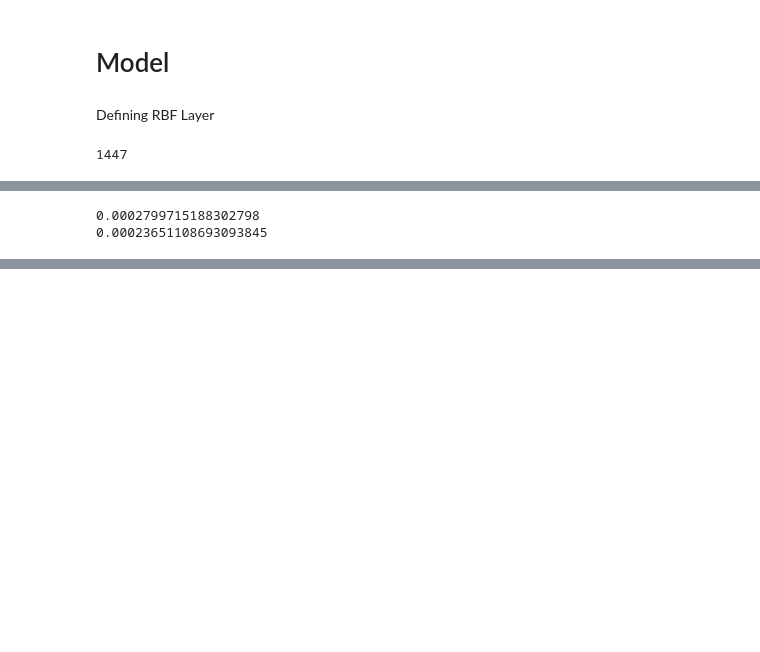
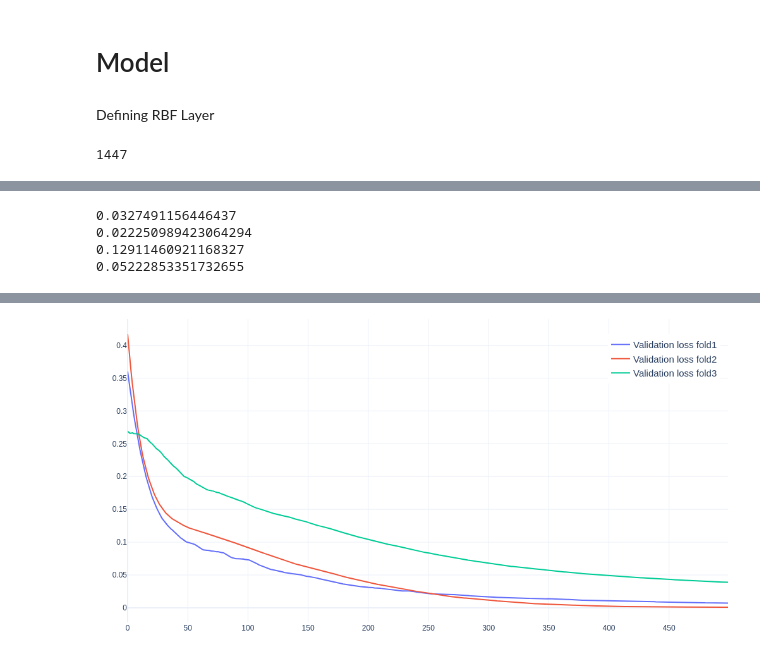
Before and after one commit to jokercrab/RBF_Network, a Jupyter notebook: main.ipynb, the cells around one changed output, grey strips where cells are left out. Saved outputs shown, nothing was run; the diff lists cells and outputs as text; code cells hidden in the pictures; blank space fills up the shorter version.

```diff
--- a/main.ipynb
+++ b/main.ipynb
@@ -208,11 +227,11 @@ array([[-1.0635903]], dtype=float32)
 
 
 #es=[EarlyStoppingByLossVal(monitor='val_loss',value=0.0001,)]
-es=[tf.keras.callbacks.EarlyStopping(min_delta=0,monitor='val_loss',patience=50,mode='min')]
+es=[tf.keras.callbacks.EarlyStopping(min_delta=0,monitor='val_loss',patience=20,mode='min')]
 
 
 from sklearn.model_selection import KFold
-folds_num=5
+folds_num=3
 kfold = KFold(n_splits=folds_num, shuffle=True)
 loss_per_fold=[]
 val_loss_per_fold=[]
@@ -225,7 +244,7 @@ for train, test in kfold.split(X,y):
   rbflayer = RBFLayer(hidden_units,
                         initializer=InitCentersRandom(X),
                         input_shape=(1,))
-  opt=tf.keras.optimizers.Adagrad(0.05)
+  opt=tf.keras.optimizers.AdamW()
   model.add(rbflayer)
   model.add(tf.keras.layers.Dense(1,activation='linear'))
   # Compile
@@ -236,10 +255,11 @@ for train, test in kfold.split(X,y):
   # Fitting
   histories.append(model.fit(X[train], y[train],
           batch_size=5,
-          epochs=5000,
+          epochs=500,
           verbose=0,
           #callbacks=es,
-          validation_data=(X[test],y[test])
+          validation_data=(X[test],y[test]),
+          use_multiprocessing=True
           ))
   scores=model.evaluate(X[test],y[test],verbose=0,batch_size=5)
   loss_per_fold.append(scores[0])
@@ -247,6 +267,10 @@ for train, test in kfold.split(X,y):
 # %%
 print(np.mean(loss_per_fold))
 print(np.std(loss_per_fold))
+print(np.mean(val_mae_per_fold))
+print(np.std(val_mae_per_fold))
 # %% [output]
-0.0002799715188302798
-0.00023651108693093845
+0.0327491156446437
+0.022250989423064294
+0.12911460921168327
+0.05222853351732655
@@ -279,17 +300,28 @@ fig.add_trace(go.Scatter(y=histories[2].history['val_loss'],
 #fig.add_trace(go.Scatter(y=histories[3].history['loss'],
                          #mode='markers+lines',
 #                         name='Train loss fold4'))
-fig.add_trace(go.Scatter(y=histories[3].history['val_loss'],
+#fig.add_trace(go.Scatter(y=histories[3].history['val_loss'],
                          #mode='markers+lines',
-                         name='Validation loss fold4'))
+ #                        name='Validation loss fold4'))
 
 #fig.add_trace(go.Scatter(y=histories[4].history['loss'],
                          #mode='markers+lines',
 #                         name='Train loss fold5'))
-fig.add_trace(go.Scatter(y=histories[4].history['val_loss'],
+#fig.add_trace(go.Scatter(y=histories[4].history['val_loss'],
                          #mode='markers+lines',
-                         name='Validation loss fold5'))
+                         #name='Validation loss fold5'))
 fig.update_layout(width=1000,
-                  margin=dict(l=20, r=20, t=20, b=20))
+                  margin=dict(l=50, r=0, t=0, b=20),
+                  legend=dict(
+                  #yanchor="top",
+                  #orientation="h",
+                  #entrywidthmode="pixels",
+                  #entrywidth=400,
+                  y=.95,
+                  font=dict(size=15),
+                  #xanchor="right",
+                  x=.8
+                  ))
+
 fig.show()
 # %% [output]
@@ -297,2 +328,3 @@ fig.show()
+[figure, added]
 # %%
 histories[2].epoch[-1]
```
Also changed, not shown: parts of 18 cells of this notebook.
